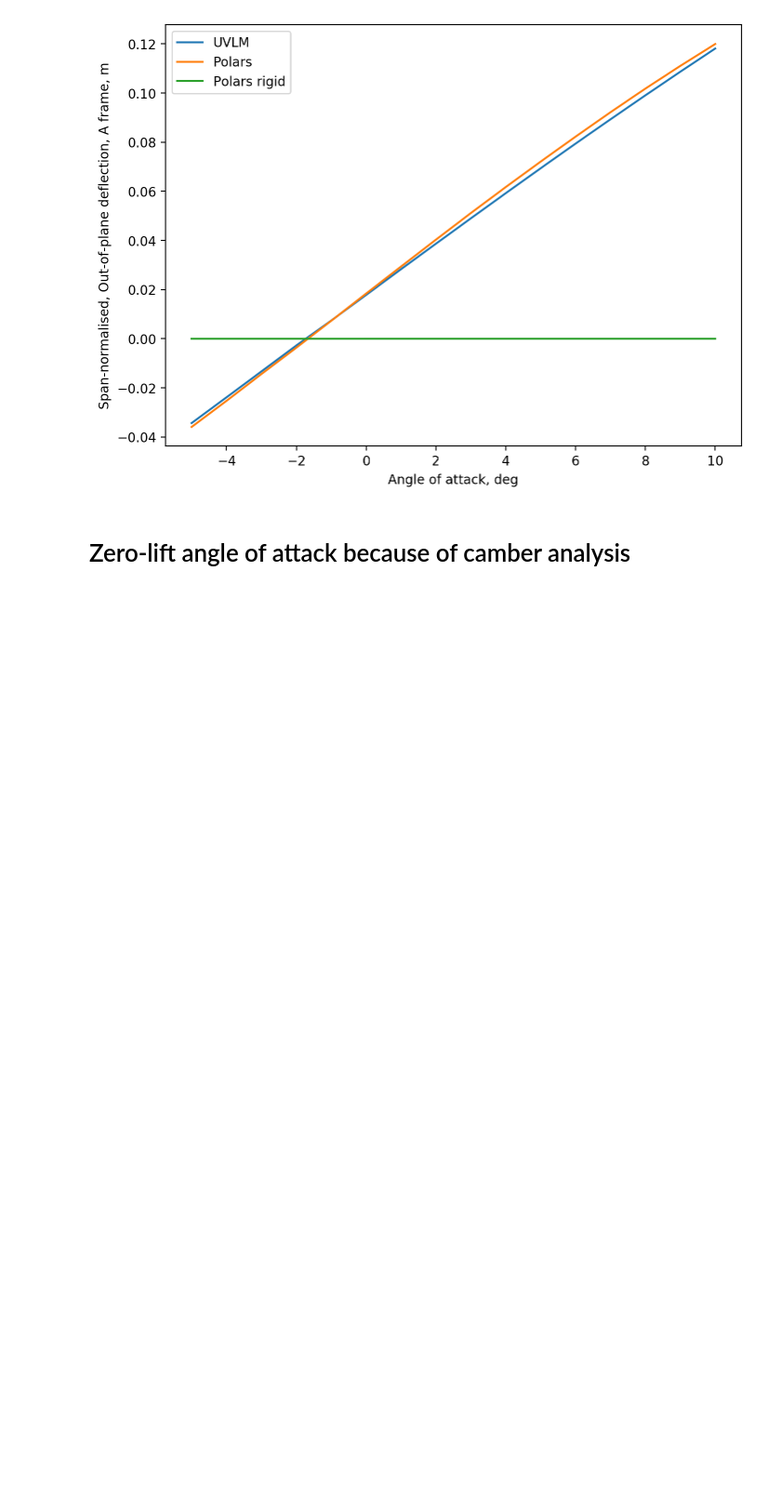
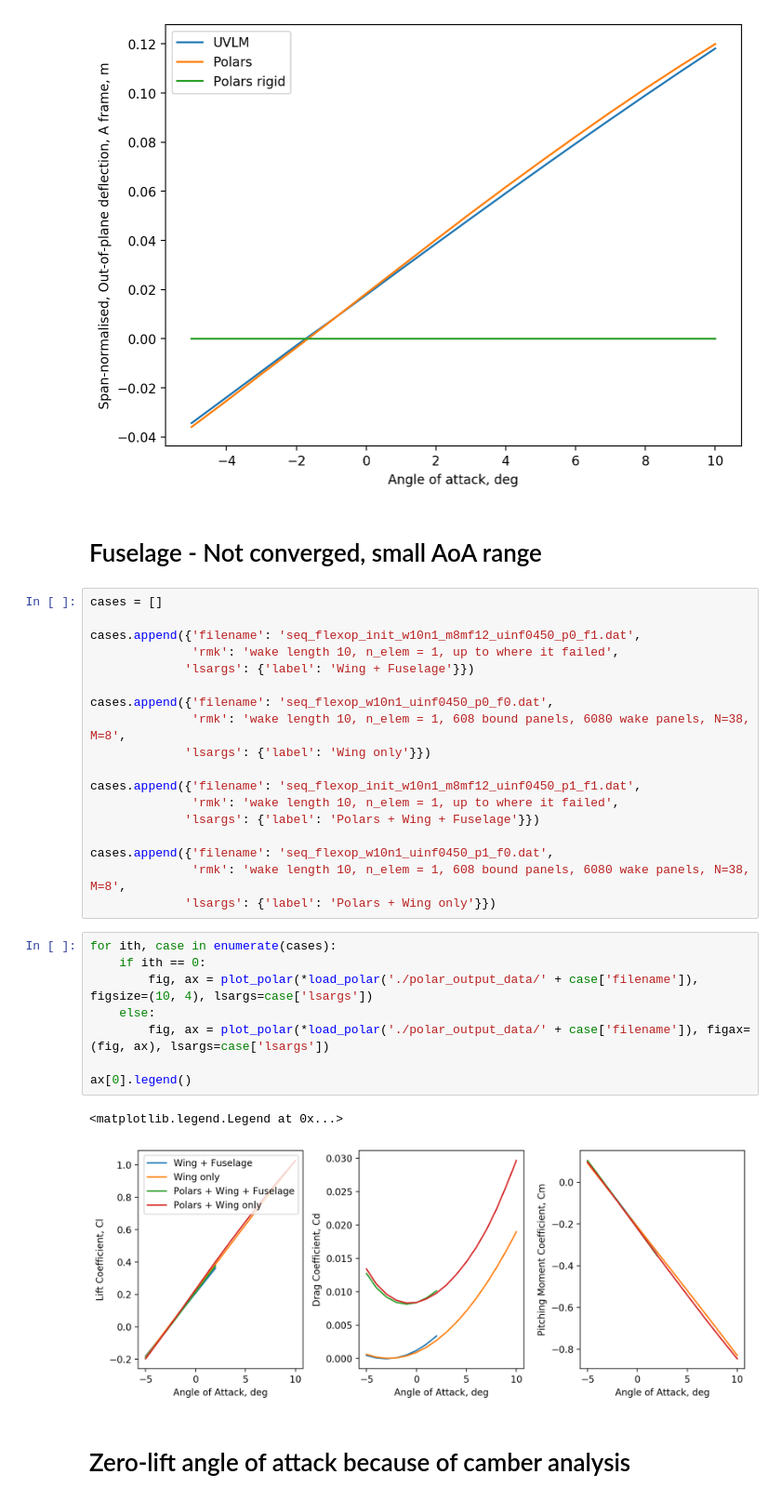
Before and after one commit to sduess/demonstrator_uvlm_enhenacements, a Jupyter notebook: 03_Polars/PolarFigures.ipynb, the cells around one changed output. Shown at 93% size. Cells and saved outputs as stored; diff of their text form; blank space fills up the shorter version.

Commit message:
Preliminary small range AoA fuselage data

```diff
--- a/03_Polars/PolarFigures.ipynb
+++ b/03_Polars/PolarFigures.ipynb
@@ -242,6 +242,37 @@ plt.ylabel('Span-normalised, Out-of-plane deflection, A frame, m')
 # %% [output]
 Text(0, 0.5, 'Span-normalised, Out-of-plane deflection, A frame, m')
 [figure]
+# %% [markdown]
+# Fuselage - Not converged, small AoA range
+# %%
+cases = []
+
+cases.append({'filename': 'seq_flexop_init_w10n1_m8mf12_uinf0450_p0_f1.dat',
+              'rmk': 'wake length 10, n_elem = 1, up to where it failed',
+             'lsargs': {'label': 'Wing + Fuselage'}})
+
+cases.append({'filename': 'seq_flexop_w10n1_uinf0450_p0_f0.dat',
+              'rmk': 'wake length 10, n_elem = 1, 608 bound panels, 6080 wake panels, N=38, M=8',
+             'lsargs': {'label': 'Wing only'}})
+
+cases.append({'filename': 'seq_flexop_init_w10n1_m8mf12_uinf0450_p1_f1.dat',
+              'rmk': 'wake length 10, n_elem = 1, up to where it failed',
+             'lsargs': {'label': 'Polars + Wing + Fuselage'}})
+
+cases.append({'filename': 'seq_flexop_w10n1_uinf0450_p1_f0.dat',
+              'rmk': 'wake length 10, n_elem = 1, 608 bound panels, 6080 wake panels, N=38, M=8',
+             'lsargs': {'label': 'Polars + Wing only'}})
+# %%
+for ith, case in enumerate(cases):
+    if ith == 0:
+        fig, ax = plot_polar(*load_polar('./polar_output_data/' + case['filename']), figsize=(10, 4), lsargs=case['lsargs'])
+    else:
+        fig, ax = plot_polar(*load_polar('./polar_output_data/' + case['filename']), figax=(fig, ax), lsargs=case['lsargs'])
+
+ax[0].legend()
+# %% [output]
+<matplotlib.legend.Legend at 0x...>
+[figure, added]
 # %% [markdown]
 # Zero-lift angle of attack because of camber analysis
 # %%
```
